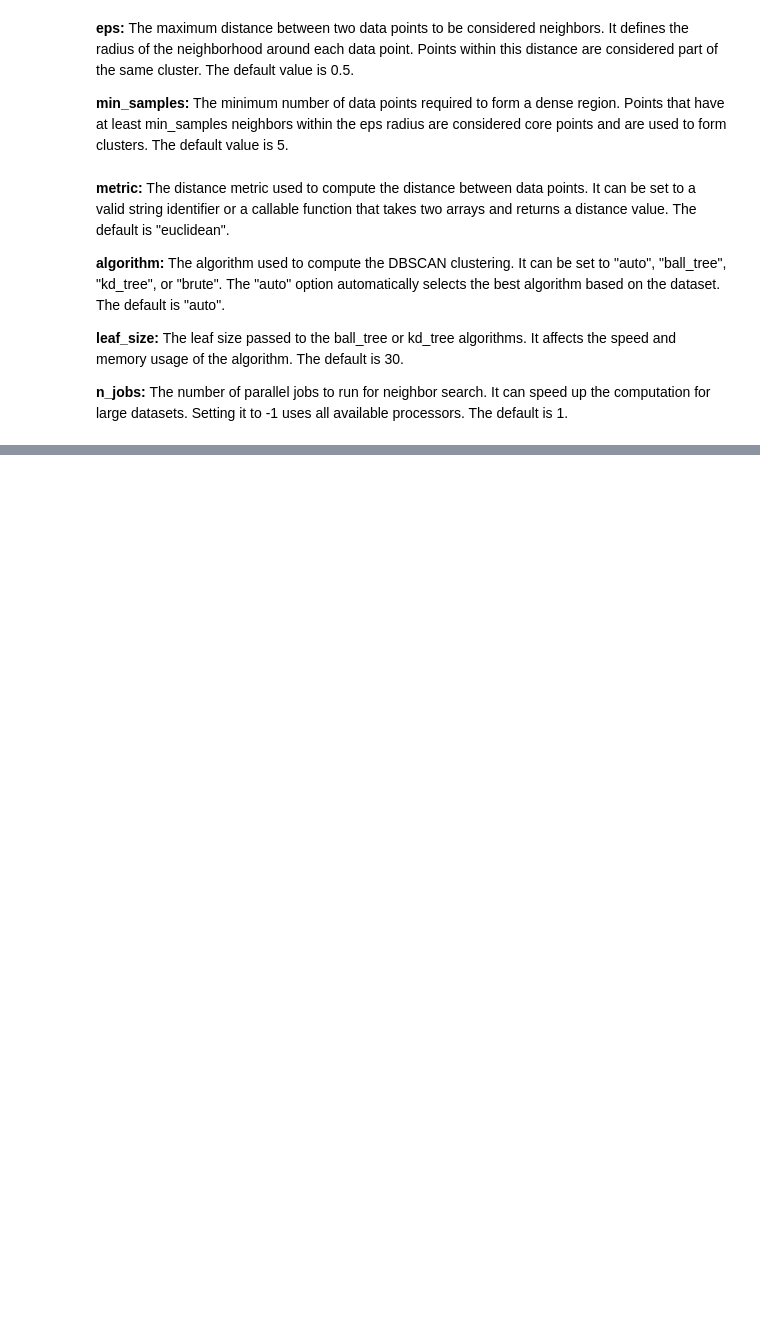
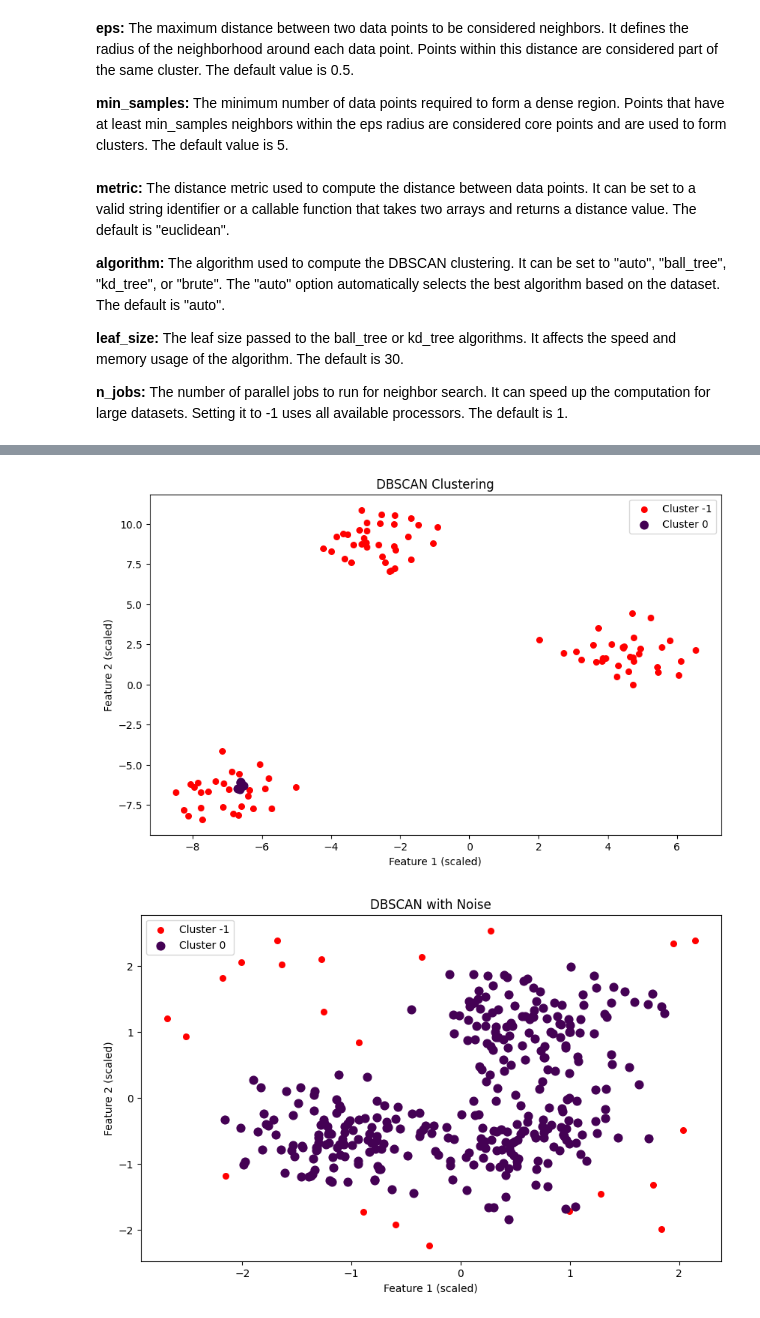
Before and after one commit to choojun/ml, a Jupyter notebook: P06 Unsupervised Learning.ipynb, the cells around one changed output, grey strips where cells are left out. Drawn from its saved outputs; the diff is of its cells as text; code cells hidden in the pictures; blank space fills up the shorter version.

```diff
--- a/P06 Unsupervised Learning.ipynb
+++ b/P06 Unsupervised Learning.ipynb
@@ -241,0 +263,65 @@ print("Cluster Labels:", labels)
+# %%
+# Visualize the clusters using visualization libraries.
+
+import numpy as np
+import matplotlib.pyplot as plt
+from sklearn.cluster import DBSCAN
+from sklearn.datasets import make_moons
+from sklearn.preprocessing import StandardScaler
+
+# Apply DBSCAN
+dbscan = DBSCAN(eps=0.3, min_samples=5) #adjust eps and min_samples as needed
+clusters = dbscan.fit_predict(X)
+
+# Visualize the results
+plt.figure(figsize=(10, 6))
+
+# Plot each cluster
+unique_clusters = np.unique(clusters)
+for cluster in unique_clusters:
+    if cluster == -1:  # Outliers are labeled as -1
+        color = 'red'
+        size = 30
+    else:
+        color = plt.cm.viridis(cluster / len(unique_clusters)) #use a color map
+        size = 60
+    plt.scatter(X[clusters == cluster, 0], X[clusters == cluster, 1],
+                s=size, c=[color], label=f'Cluster {cluster}')
+
+plt.title('DBSCAN Clustering')
+plt.xlabel('Feature 1 (scaled)')
+plt.ylabel('Feature 2 (scaled)')
+plt.legend()
+plt.show()
+
+#Example with an artificially generated dataset with noise.
+np.random.seed(0)
+n_points = 300
+centers = [[1, 1], [-1, -1], [1, -1]]
+X_noisy = np.concatenate([np.random.normal(center, 0.5, (100, 2)) for center in centers])
+X_noisy = np.concatenate([X_noisy, np.random.uniform(-3, 3, (50, 2))]) #add noise
+X_noisy_scaled = StandardScaler().fit_transform(X_noisy)
+
+dbscan_noisy = DBSCAN(eps=0.4, min_samples=7)
+clusters_noisy = dbscan_noisy.fit_predict(X_noisy_scaled)
+
+plt.figure(figsize=(10, 6))
+
+unique_clusters_noisy = np.unique(clusters_noisy)
+for cluster in unique_clusters_noisy:
+  if cluster == -1:
+    color = 'red'
+    size = 30
+  else:
+    color = plt.cm.viridis(cluster/len(unique_clusters_noisy))
+    size = 60
+  plt.scatter(X_noisy_scaled[clusters_noisy == cluster, 0], X_noisy_scaled[clusters_noisy == cluster, 1], s=size, c=[color], label = f"Cluster {cluster}")
+
+plt.title("DBSCAN with Noise")
+plt.xlabel("Feature 1 (scaled)")
+plt.ylabel("Feature 2 (scaled)")
+plt.legend()
+plt.show()
+# %% [output]
+[figure, added]
+[figure, added]
```
Also changed, not shown: parts of 7 cells of this notebook.
